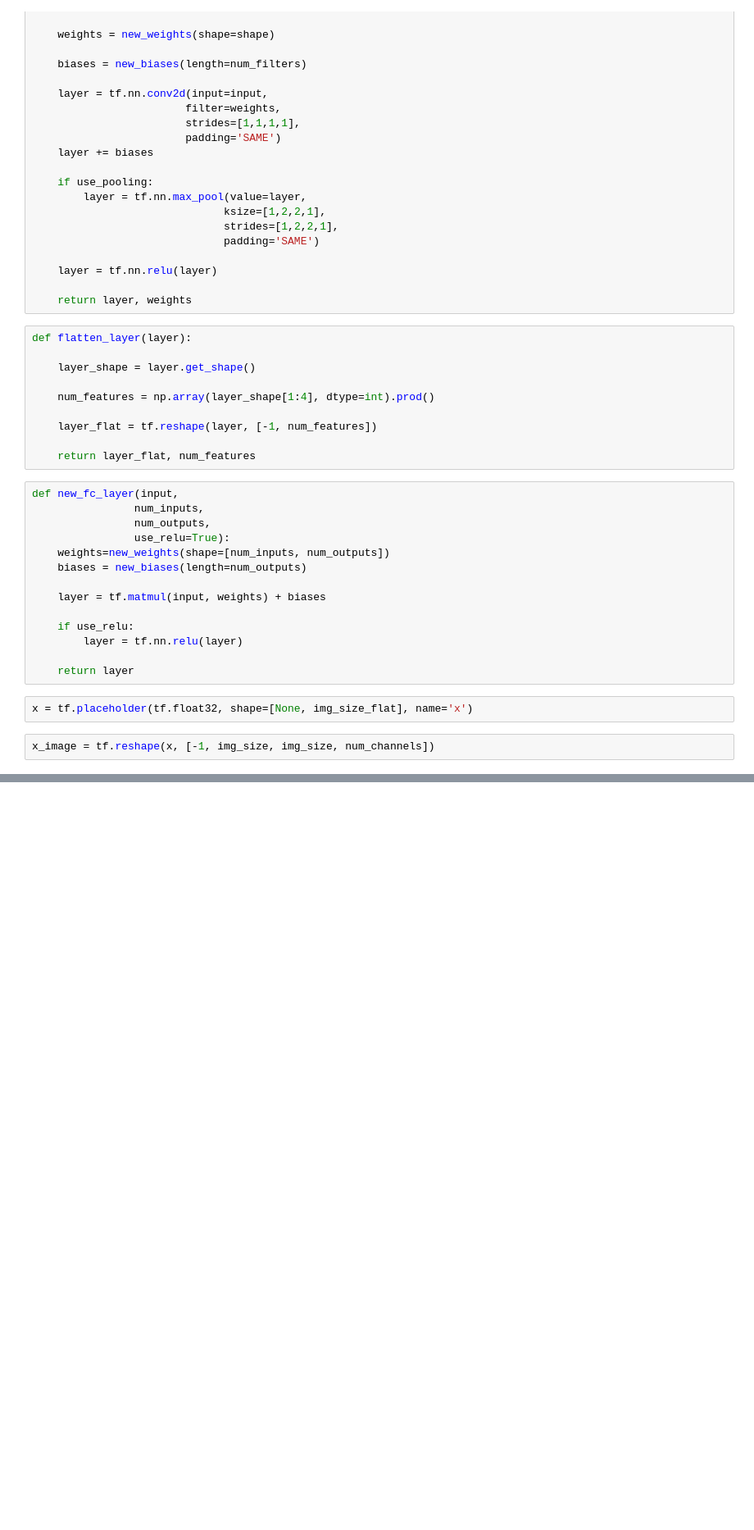
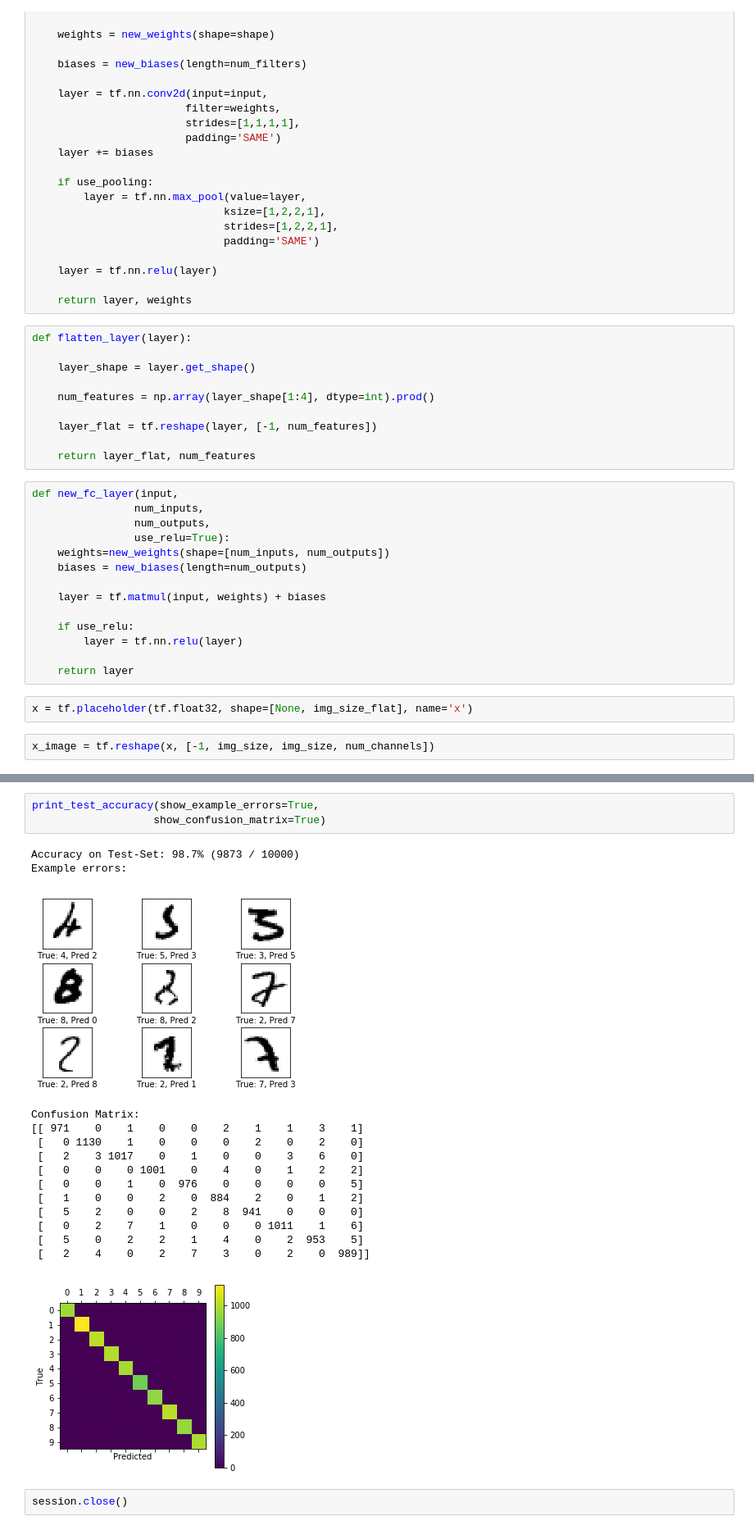
Before and after one commit to kimcnama/AutomatedMarkingAssistance, a Jupyter notebook: Step3/handwritten_digit_recognizer_train.ipynb, the cells around one changed output, grey strips where cells are left out. Shown: that part at 82% size. Cells and saved outputs as stored; diff of their text form; blank space fills up the shorter version.

```diff
--- a/Step3/handwritten_digit_recognizer_train.ipynb
+++ b/Step3/handwritten_digit_recognizer_train.ipynb
@@ -161,0 +467,21 @@ x_image = tf.reshape(x, [-1, img_size, img_size, num_channels])
+# %%
+print_test_accuracy(show_example_errors=True,
+                   show_confusion_matrix=True)
+# %% [output]
+Accuracy on Test-Set: 98.7% (9873 / 10000)
+Example errors:
+[figure, added]
+Confusion Matrix:
+[[ 971    0    1    0    0    2    1    1    3    1]
+ [   0 1130    1    0    0    0    2    0    2    0]
+ [   2    3 1017    0    1    0    0    3    6    0]
+ [   0    0    0 1001    0    4    0    1    2    2]
+ [   0    0    1    0  976    0    0    0    0    5]
+ [   1    0    0    2    0  884    2    0    1    2]
+ [   5    2    0    0    2    8  941    0    0    0]
+ [   0    2    7    1    0    0    0 1011    1    6]
+ [   5    0    2    2    1    4    0    2  953    5]
+ [   2    4    0    2    7    3    0    2    0  989]]
+[figure, added]
+# %%
+session.close()
```
Also changed, not shown: parts of 39 cells of this notebook.
